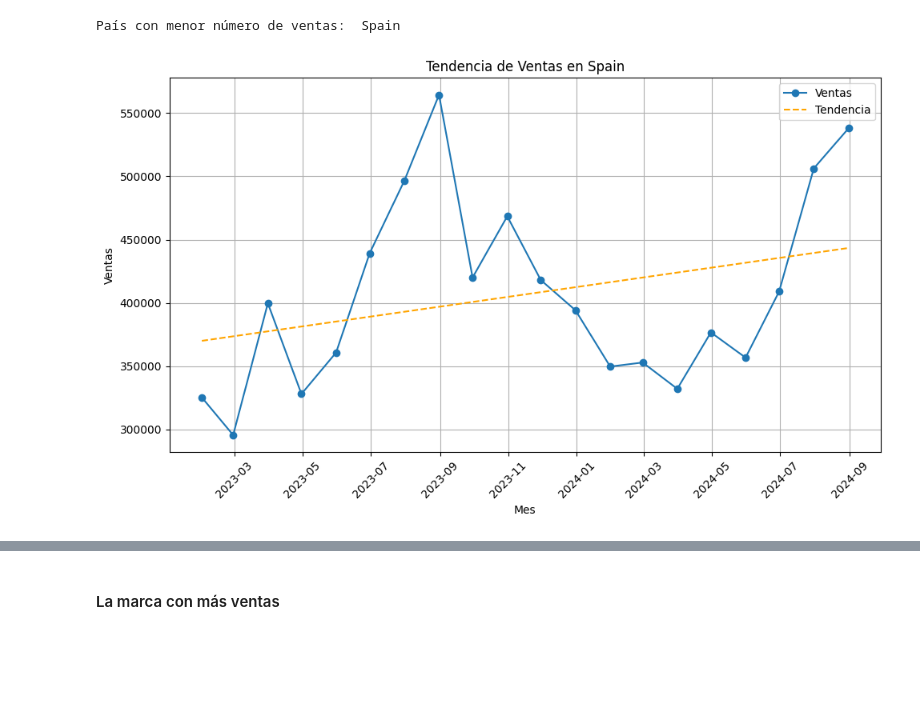
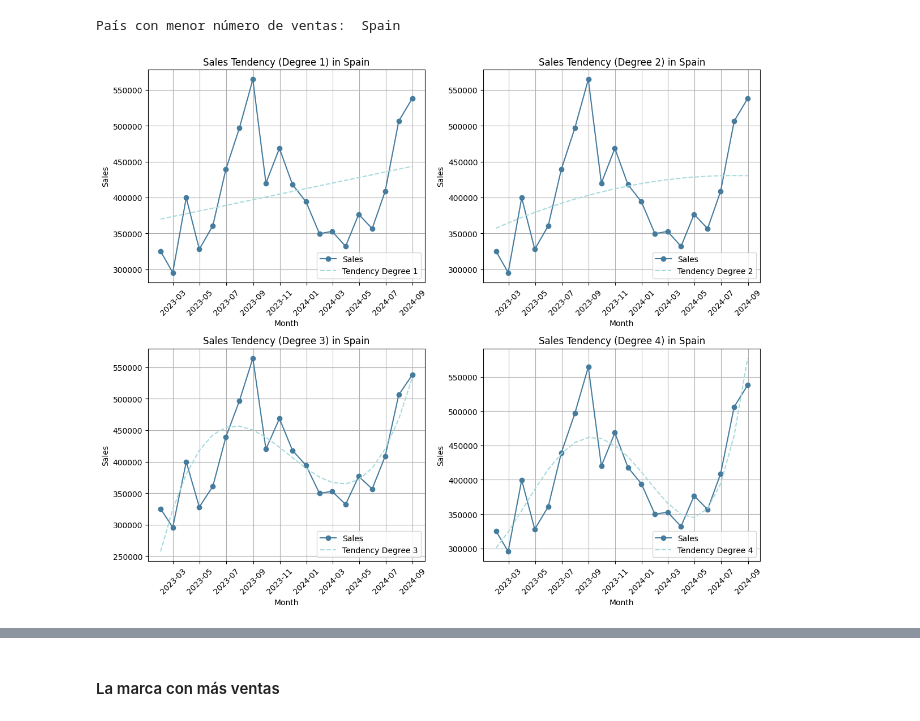
Before and after one commit to luciacasass/UFV-VisualizacionDatos, a Jupyter notebook: EjerciciosClase/Clase_2.ipynb, the cells around one changed output, grey strips where cells are left out. Drawn from its saved outputs; the diff is of its cells as text; code cells hidden in the pictures; blank space fills up the shorter version.

```diff
--- a/EjerciciosClase/Clase_2.ipynb
+++ b/EjerciciosClase/Clase_2.ipynb
@@ -190,35 +210,47 @@ print('País con menor número de ventas: ', min_sales_country)
 # %% [output]
 País con menor número de ventas:  Spain
 # %%
-import numpy as np
-
 sales_by_country_month = df_actual.groupby(['COUNTRY', pd.Grouper(key='DATE', freq='M')])['AMOUNT'].sum().reset_index()
 sales_by_country_month.columns = ['COUNTRY', 'DATE', 'TOTAL_SALES']
 
 # Filtrar por el país con ventas mínimas (asegúrate de que min_sales_country esté definido)
 country_data = sales_by_country_month[sales_by_country_month['COUNTRY'] == min_sales_country]
 
 # Convertir las fechas a un formato numérico (timestamp)
 country_data['DATE_NUM'] = country_data['DATE'].map(pd.Timestamp.timestamp)
 
-# Realizar la regresión lineal
-coef = np.polyfit(country_data['DATE_NUM'], country_data['TOTAL_SALES'], 1)
-polynomial = np.poly1d(coef)
+fig, axs = plt.subplots(2, 2, figsize=(12, 10))  # 2x2 subplots
 
-# Calcular las tendencias
-country_data['TENDENCIA'] = polynomial(country_data['DATE_NUM'])
+# Graficar para cada grado de polinomio
+for i in range(4):
+    # Realizar la regresión polinómica para el grado actual
+    coef = np.polyfit(country_data['DATE_NUM'], country_data['TOTAL_SALES'], i+1)
+    polynomial = np.poly1d(coef)
 
-# Graficar los resultados
-plt.figure(figsize=(10, 6))
-plt.plot(country_data['DATE'], country_data['TOTAL_SALES'], label='Ventas', marker='o')
-plt.plot(country_data['DATE'], country_data['TENDENCIA'], label='Tendencia', linestyle='--', color='orange')
-plt.xlabel('Mes')
-plt.ylabel('Ventas')
-plt.title(f'Tendencia de Ventas en {min_sales_country}')
-plt.xticks(rotation=45)
-plt.legend()
-plt.grid()
+    # Calcular la tendencia para el grado actual
+    country_data['TENDENCIA'] = polynomial(country_data['DATE_NUM'])
+
+    # Elegir el subplot adecuado
+    ax = axs[i // 2, i % 2]
+
+    # Graficar las ventas reales
+    ax.plot(country_data['DATE'], country_data['TOTAL_SALES'], label='Sales', marker='o', color='#457b9d')
+
+    # Graficar la tendencia polinómica
+    ax.plot(country_data['DATE'], country_data['TENDENCIA'], label=f'Tendency Degree {i+1}', linestyle='--', color='#a8dadc')
+
+    # Personalizar el gráfico
+    ax.set_title(f'Sales Tendency (Degree {i+1}) in {min_sales_country}')
+    ax.set_xlabel('Month')
+    ax.set_ylabel('Sales')
+    ax.legend()
+    ax.grid(True)
+    ax.tick_params(axis='x', rotation=45)  # Rotar las etiquetas del eje x
+
+# Ajustar el espaciado entre subplots
 plt.tight_layout()
+
+# Mostrar la figura
 plt.show()
 # %% [output]
-[figure, old version]
+[figure, new version]
```
Also changed, not shown: parts of 11 cells of this notebook.
